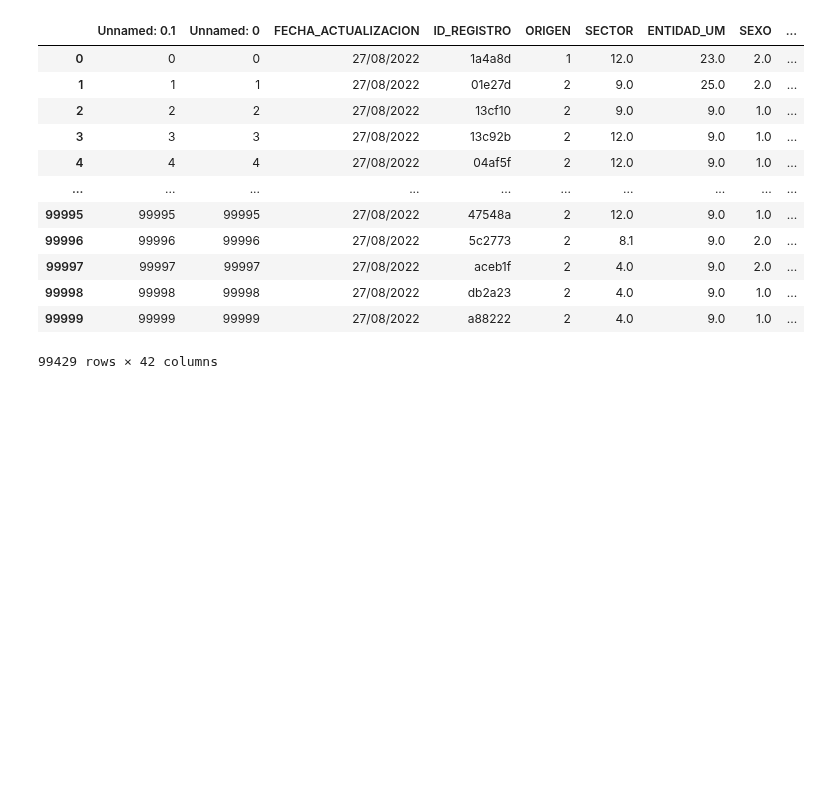
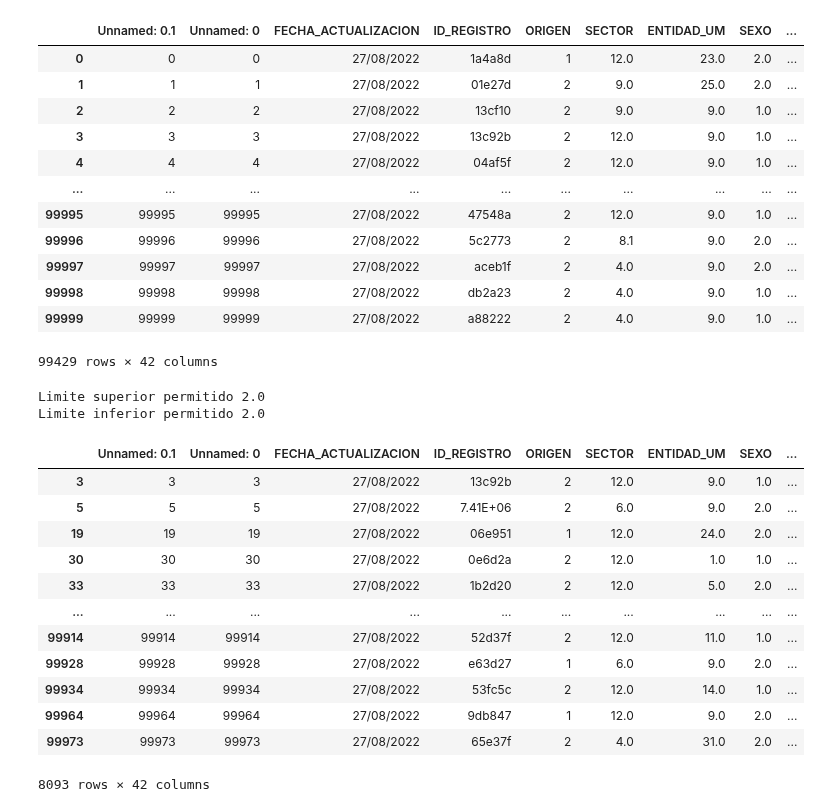
Before and after one commit to ElizabethCobos/Actividad4, a Jupyter notebook: Actividad4.ipynb, the cells around one changed output. Cells and saved outputs as stored; diff of their text form; code cells hidden in the pictures; blank space fills up the shorter version.

Commit message:
Outlier hipertension

```diff
--- a/Actividad4.ipynb
+++ b/Actividad4.ipynb
@@ -1272,3 +1272,37 @@ data_clean_iqr
 | 99998 | 99998 | 99998 | 27/08/2022 | db2a23 | 2 | 4.0 | 9.0 | 1.0 | ... |
 | 99999 | 99999 | 99999 | 27/08/2022 | a88222 | 2 | 4.0 | 9.0 | 1.0 | ... |
 99429 rows × 42 columns
+# %%
+#HIPERTENSION
+#Método aplicando Cuartiles. Encuentro cuartiles 0.25 y 0.75
+y=data_fil["HIPERTENSION"]
+
+percentile25=y.quantile(0.25) #Q1
+percentile75=y.quantile(0.75) #Q3
+iqr= percentile75 - percentile25
+
+Limite_Superior_iqr= percentile75 + 1.5*iqr
+Limite_Inferior_iqr= percentile25 - 1.5*iqr
+print("Limite superior permitido", Limite_Superior_iqr)
+print("Limite inferior permitido", Limite_Inferior_iqr)
+# %% [output]
+Limite superior permitido 2.0
+Limite inferior permitido 2.0
+# %%
+#Encontramos Outliers
+outliers_iqr= data_fil[(y>Limite_Superior_iqr)|(y<Limite_Inferior_iqr)]
+outliers_iqr
+# %% [output]
+|  | Unnamed: 0.1 | Unnamed: 0 | FECHA_ACTUALIZACION | ID_REGISTRO | ORIGEN | SECTOR | ENTIDAD_UM | SEXO | ... |
+| 3 | 3 | 3 | 27/08/2022 | 13c92b | 2 | 12.0 | 9.0 | 1.0 | ... |
+| 5 | 5 | 5 | 27/08/2022 | 7.41E+06 | 2 | 6.0 | 9.0 | 2.0 | ... |
+| 19 | 19 | 19 | 27/08/2022 | 06e951 | 1 | 12.0 | 24.0 | 2.0 | ... |
+| 30 | 30 | 30 | 27/08/2022 | 0e6d2a | 2 | 12.0 | 1.0 | 1.0 | ... |
+| 33 | 33 | 33 | 27/08/2022 | 1b2d20 | 2 | 12.0 | 5.0 | 2.0 | ... |
+| ... | ... | ... | ... | ... | ... | ... | ... | ... | ... |
+| 99914 | 99914 | 99914 | 27/08/2022 | 52d37f | 2 | 12.0 | 11.0 | 1.0 | ... |
+| 99928 | 99928 | 99928 | 27/08/2022 | e63d27 | 1 | 6.0 | 9.0 | 2.0 | ... |
+| 99934 | 99934 | 99934 | 27/08/2022 | 53fc5c | 2 | 12.0 | 14.0 | 1.0 | ... |
+| 99964 | 99964 | 99964 | 27/08/2022 | 9db847 | 1 | 12.0 | 9.0 | 2.0 | ... |
+| 99973 | 99973 | 99973 | 27/08/2022 | 65e37f | 2 | 4.0 | 31.0 | 2.0 | ... |
+8093 rows × 42 columns
```
Also changed, not shown: parts of 1 cell of this notebook.
